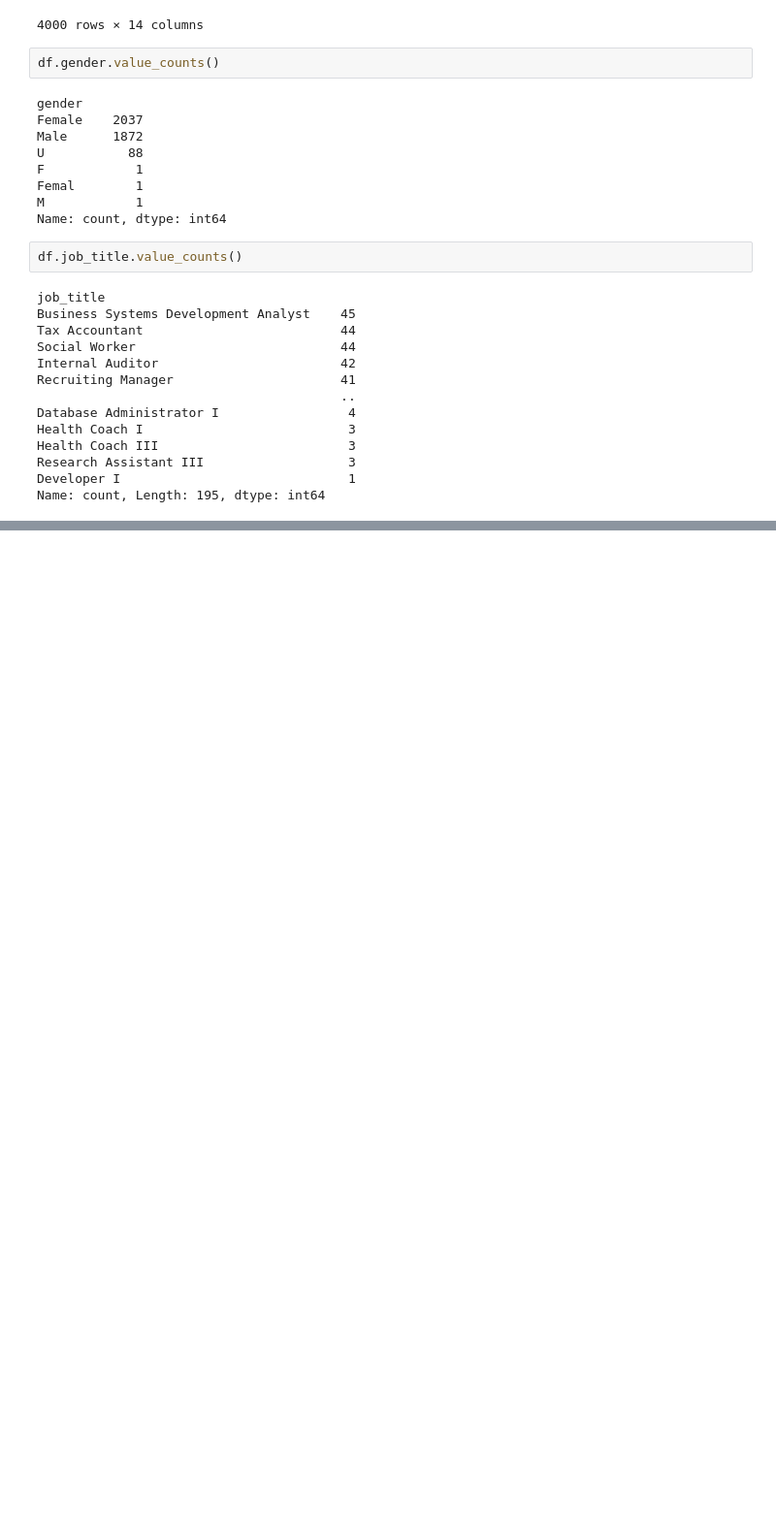
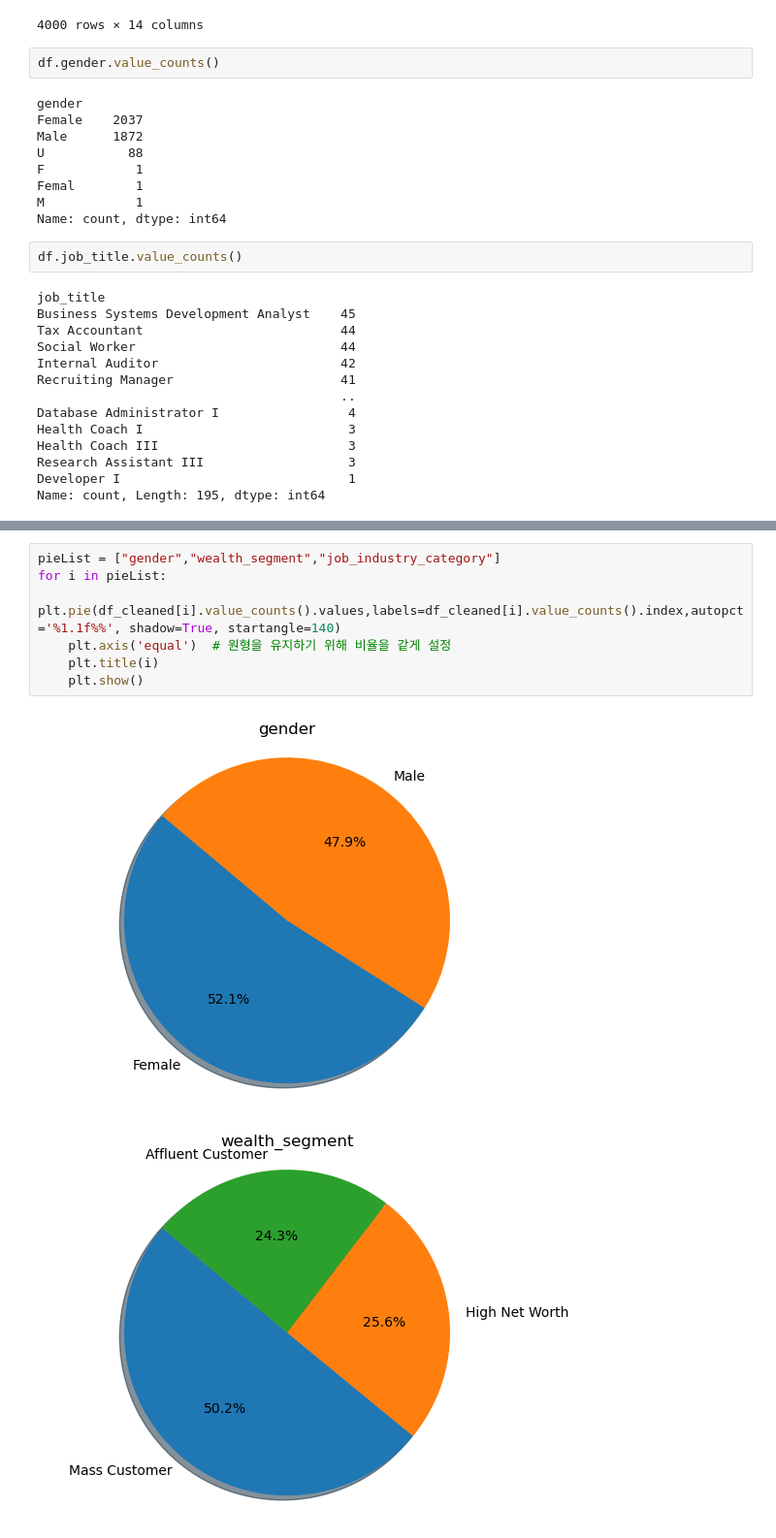
Before and after one commit to pauljo13/Bootcamp_Review, a Jupyter notebook: Section1/Mini_project/Sprint1_Mini Project.ipynb, the cells around one changed output, grey strips where cells are left out. Shown at 97% size. Drawn from its saved outputs; the diff is of its cells as text; blank space fills up the shorter version.

```diff
--- a/Section1/Mini_project/Sprint1_Mini Project.ipynb
+++ b/Section1/Mini_project/Sprint1_Mini Project.ipynb
@@ -312,0 +651,10 @@ Name: count, Length: 195, dtype: int64
+# %%
+pieList = ["gender","wealth_segment","job_industry_category"]
+for i in pieList:
+    plt.pie(df_cleaned[i].value_counts().values,labels=df_cleaned[i].value_counts().index,autopct='%1.1f%%', shadow=True, startangle=140)
+    plt.axis('equal')  # 원형을 유지하기 위해 비율을 같게 설정
+    plt.title(i)
+    plt.show()
+# %% [output]
+[figure, added]
+[figure, added]
```
Also changed, not shown: parts of 43 cells of this notebook.
